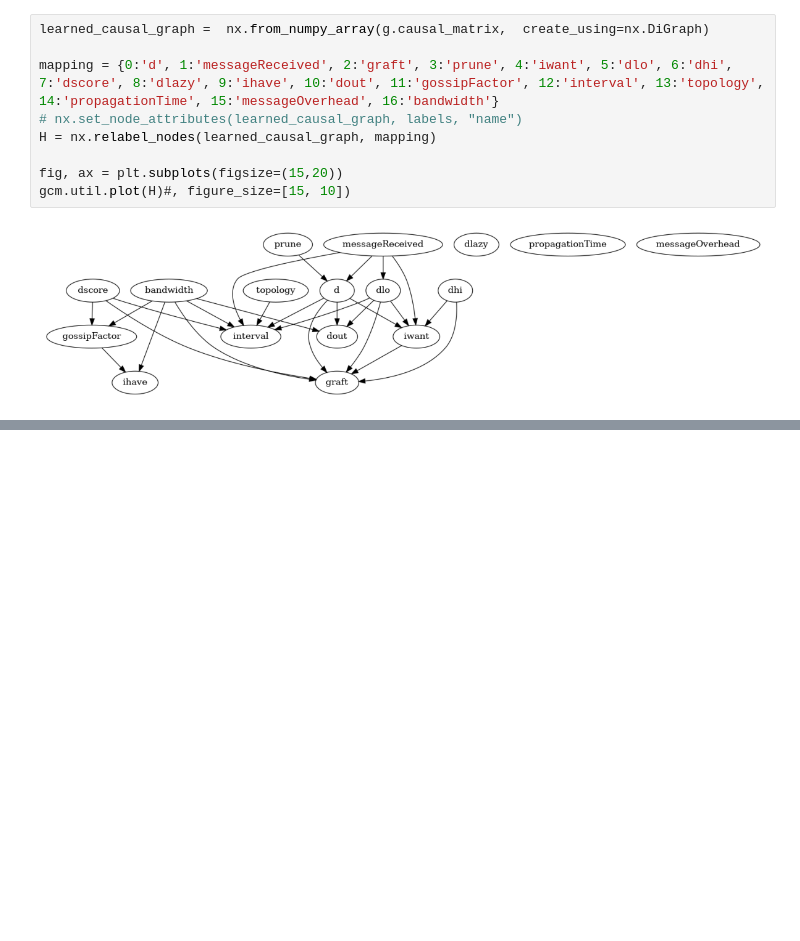
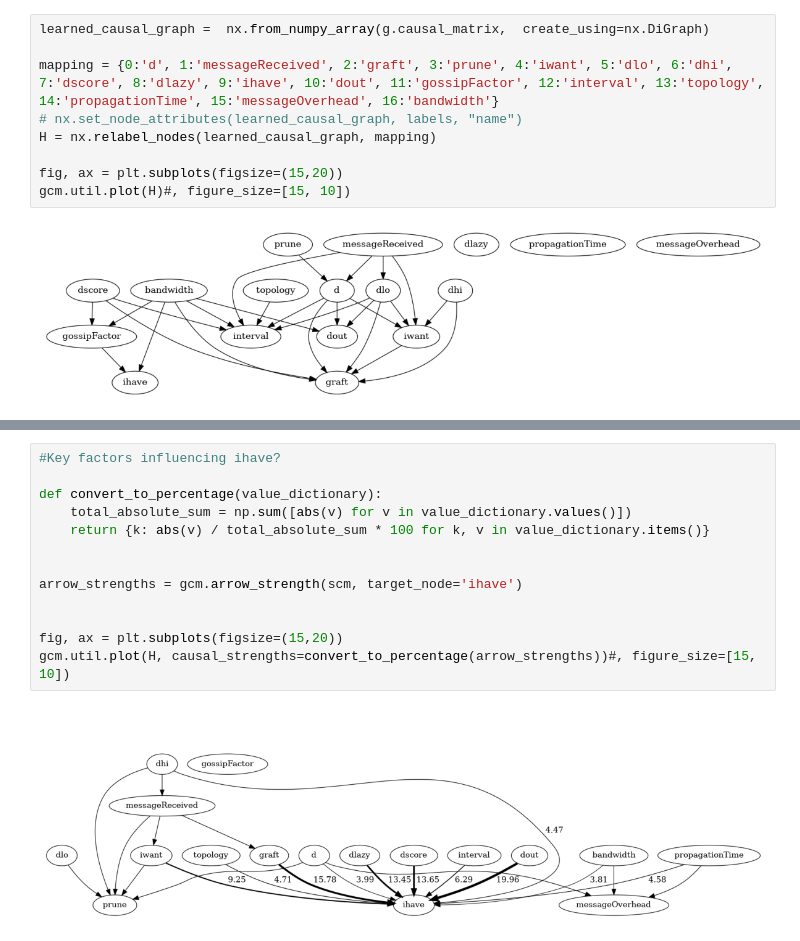
Before and after one commit to FlavScheidt/flexi-pipe, a Jupyter notebook: data/CausalAnalysis/CausalDiscovery/LInGAMAnalysis.ipynb, the cells around one changed output, grey strips where cells are left out. Saved outputs shown, nothing was run; the diff lists cells and outputs as text; blank space fills up the shorter version.

```diff
--- a/data/CausalAnalysis/CausalDiscovery/LInGAMAnalysis.ipynb
+++ b/data/CausalAnalysis/CausalDiscovery/LInGAMAnalysis.ipynb
@@ -182,0 +244,15 @@ gcm.util.plot(H)#, figure_size=[15, 10])
+# %%
+#Key factors influencing ihave?
+
+def convert_to_percentage(value_dictionary):
+    total_absolute_sum = np.sum([abs(v) for v in value_dictionary.values()])
+    return {k: abs(v) / total_absolute_sum * 100 for k, v in value_dictionary.items()}
+
+
+arrow_strengths = gcm.arrow_strength(scm, target_node='ihave')
+
+
+fig, ax = plt.subplots(figsize=(15,20))
+gcm.util.plot(H, causal_strengths=convert_to_percentage(arrow_strengths))#, figure_size=[15, 10])
+# %% [output]
+[figure, added]
```
Also changed, not shown: parts of 9 cells of this notebook, 1 other file.
